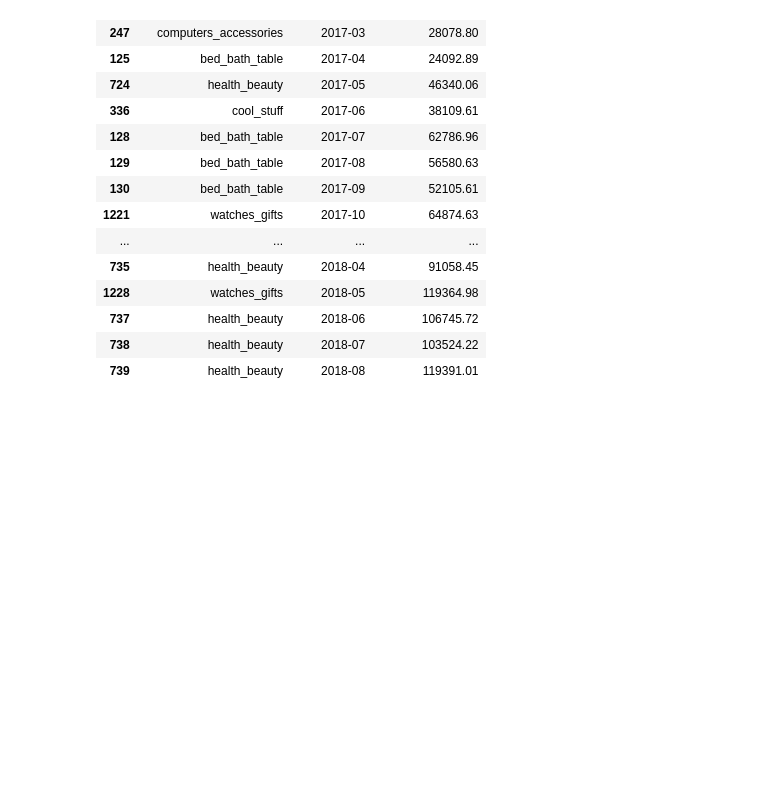
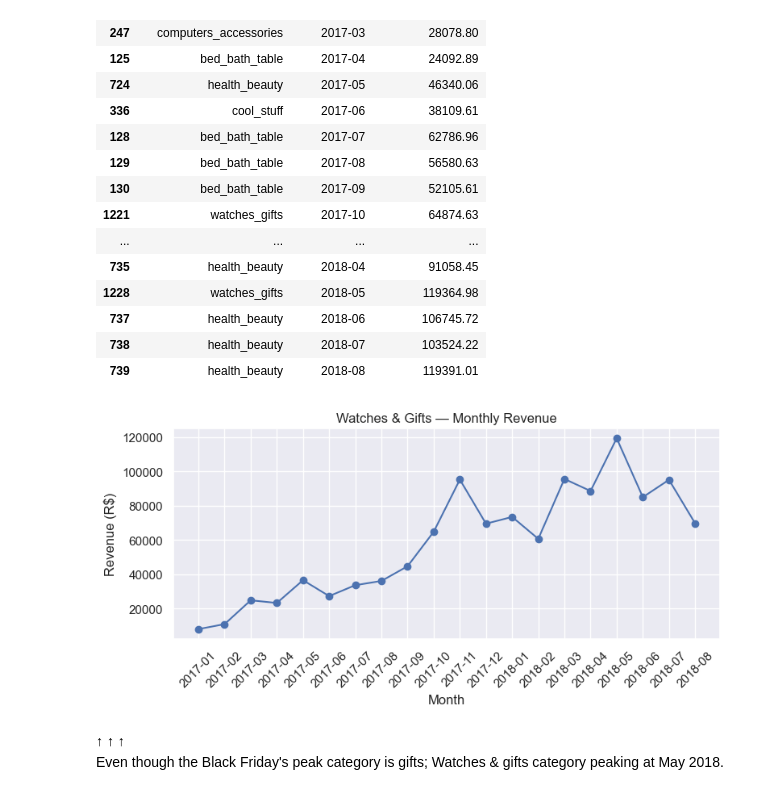
Before and after one commit to fratkarakoc/olist-e-marketing-data-analysis, a Jupyter notebook: notebooks/analysis/02_categorical_analysis.ipynb, the cells around one changed output. Saved outputs shown, nothing was run; the diff lists cells and outputs as text; code cells hidden in the pictures; blank space fills up the shorter version.

```diff
--- a/notebooks/analysis/02_categorical_analysis.ipynb
+++ b/notebooks/analysis/02_categorical_analysis.ipynb
@@ -178,3 +184,21 @@ month_peak_category
 | 737 | health_beauty | 2018-06 | 106745.72 |
 | 738 | health_beauty | 2018-07 | 103524.22 |
 | 739 | health_beauty | 2018-08 | 119391.01 |
+# %%
+watches_trend = category_time_revenue_flat[
+    category_time_revenue_flat["product_category_name"] == "watches_gifts"
+].sort_values("year_month")
+
+plt.figure(figsize=[8,4])
+plt.plot(watches_trend["year_month"].astype(str), watches_trend["monthly_revenue"], marker="o")
+plt.xticks(rotation=45)
+plt.title("Watches & Gifts — Monthly Revenue")
+plt.xlabel("Month")
+plt.ylabel("Revenue (R$)")
+plt.tight_layout()
+plt.show()
+# %% [output]
+[figure, added]
+# %% [markdown]
+&uarr; &uarr; &uarr;
+Even though the Black Friday's peak category is gifts; Watches & gifts category peaking at May 2018.
```
Also changed, not shown: parts of 2 cells of this notebook, 2 other files.
